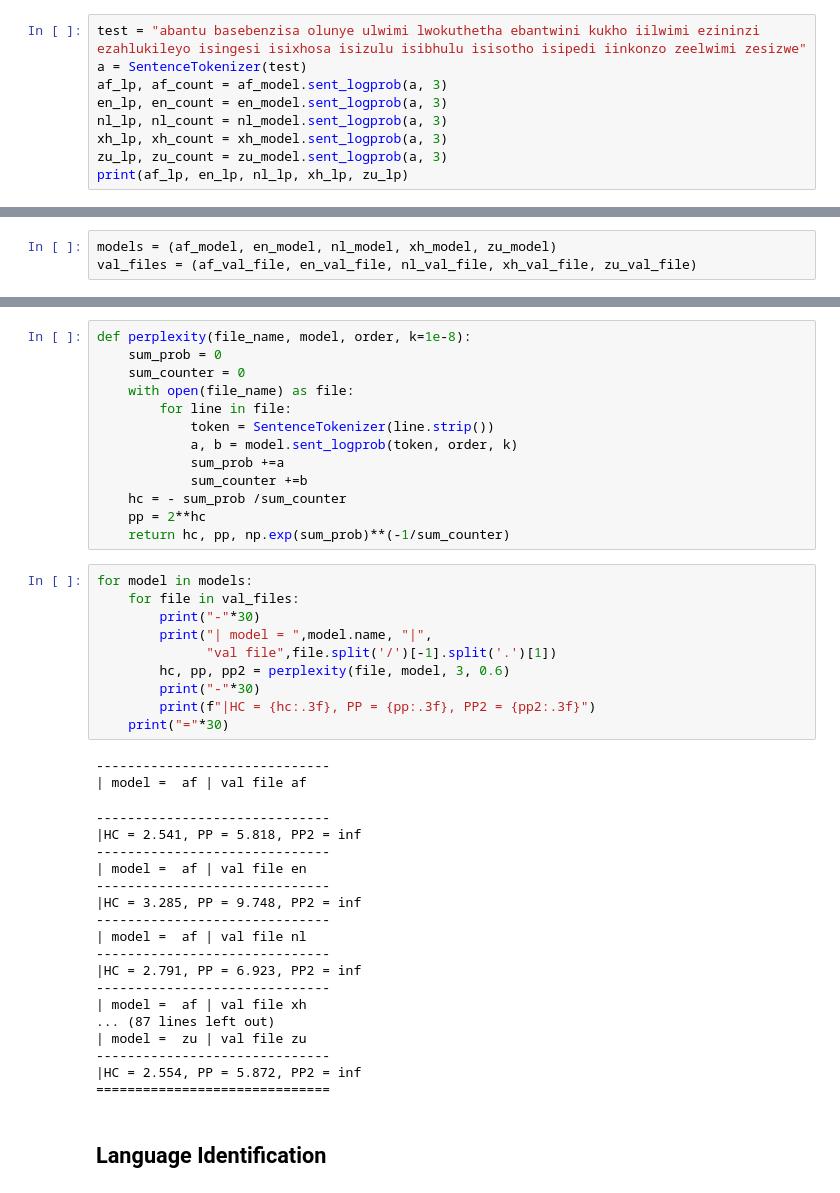
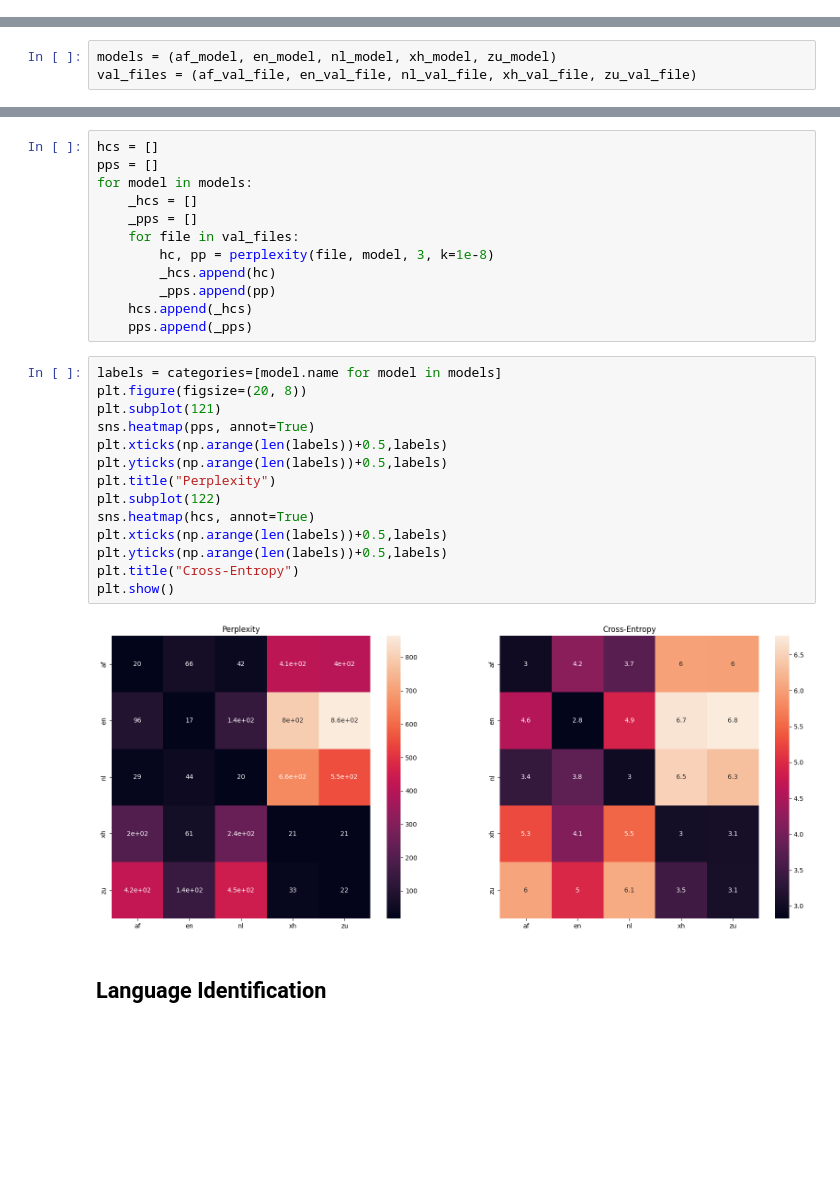
Before and after one commit to Fahazavana/NGramLMs_BPE, a Jupyter notebook: test_scripts.ipynb, the cells around one changed output, grey strips where cells are left out. Cells and saved outputs as stored; diff of their text form; blank space fills up the shorter version.

```diff
--- a/test_scripts.ipynb
+++ b/test_scripts.ipynb
@@ -50,12 +45,3 @@ en_model = NGModel(norm_en_file, CHARS, 'en', 3)
 nl_model = NGModel(norm_nl_file, CHARS, 'nl', 3)
 xh_model = NGModel(norm_xh_file, CHARS, 'xh', 3)
 zu_model = NGModel(norm_zu_file, CHARS, 'zu', 3)
-# %%
-test = "abantu basebenzisa olunye ulwimi lwokuthetha ebantwini kukho iilwimi ezininzi ezahlukileyo isingesi isixhosa isizulu isibhulu isisotho isipedi iinkonzo zeelwimi zesizwe"
-a = SentenceTokenizer(test)
-af_lp, af_count = af_model.sent_logprob(a, 3)
-en_lp, en_count = en_model.sent_logprob(a, 3)
-nl_lp, nl_count = nl_model.sent_logprob(a, 3)
-xh_lp, xh_count = xh_model.sent_logprob(a, 3)
-zu_lp, zu_count = zu_model.sent_logprob(a, 3)
-print(af_lp, en_lp, nl_lp, xh_lp, zu_lp)
@@ -91,46 +77,31 @@ en_model.generate(start='t')
-# %%
-def perplexity(file_name, model, order, k=1e-8):
-    sum_prob = 0
-    sum_counter = 0
-    with open(file_name) as file:
-        for line in file:
-            token = SentenceTokenizer(line.strip())
-            a, b = model.sent_logprob(token, order, k)
-            sum_prob +=a
-            sum_counter +=b
-    hc = - sum_prob /sum_counter
-    pp = 2**hc
-    return hc, pp, np.exp(sum_prob)**(-1/sum_counter)
-# %%
-for model in models:
-    for file in val_files:
-        print("-"*30)
-        print("| model = ",model.name, "|",
-              "val file",file.split('/')[-1].split('.')[1])
-        hc, pp, pp2 = perplexity(file, model, 3, 0.6)
-        print("-"*30)
-        print(f"|HC = {hc:.3f}, PP = {pp:.3f}, PP2 = {pp2:.3f}")
-    print("="*30)
-# %% [output]
-------------------------------
-| model =  af | val file af
-------------------------------
-|HC = 2.541, PP = 5.818, PP2 = inf
-------------------------------
-| model =  af | val file en
-------------------------------
-|HC = 3.285, PP = 9.748, PP2 = inf
-------------------------------
-| model =  af | val file nl
-------------------------------
-|HC = 2.791, PP = 6.923, PP2 = inf
-------------------------------
-| model =  af | val file xh
-... (87 lines left out)
-| model =  zu | val file zu
-------------------------------
-|HC = 2.554, PP = 5.872, PP2 = inf
-==============================
+# %%
+hcs = []
+pps = []
+for model in models:
+    _hcs = []
+    _pps = []
+    for file in val_files:
+        hc, pp = perplexity(file, model, 3, k=1e-8)
+        _hcs.append(hc)
+        _pps.append(pp)
+    hcs.append(_hcs)
+    pps.append(_pps)
+# %%
+labels = categories=[model.name for model in models]
+plt.figure(figsize=(20, 8))
+plt.subplot(121)
+sns.heatmap(pps, annot=True)
+plt.xticks(np.arange(len(labels))+0.5,labels)
+plt.yticks(np.arange(len(labels))+0.5,labels)
+plt.title("Perplexity")
+plt.subplot(122)
+sns.heatmap(hcs, annot=True)
+plt.xticks(np.arange(len(labels))+0.5,labels)
+plt.yticks(np.arange(len(labels))+0.5,labels)
+plt.title("Cross-Entropy")
+plt.show()
+# %% [output]
+[figure, added]
 # %% [markdown]
 ## Language Identification
 # %%
```
Also changed, not shown: parts of 15 cells of this notebook, 3 other files.
